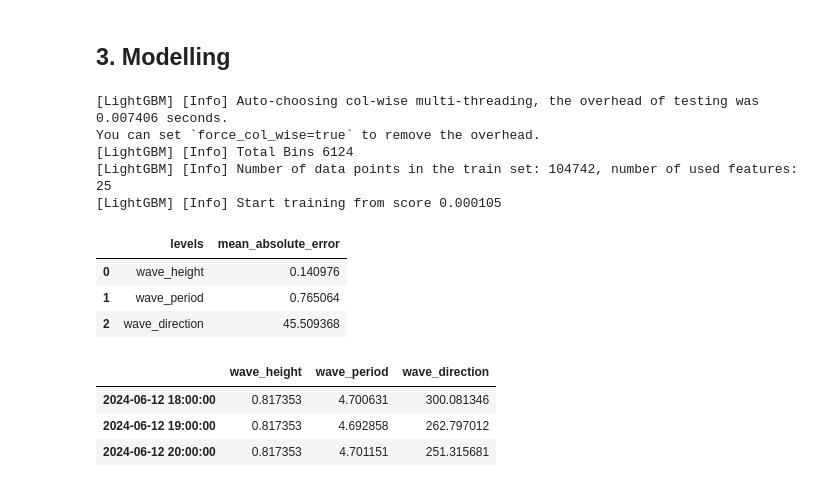
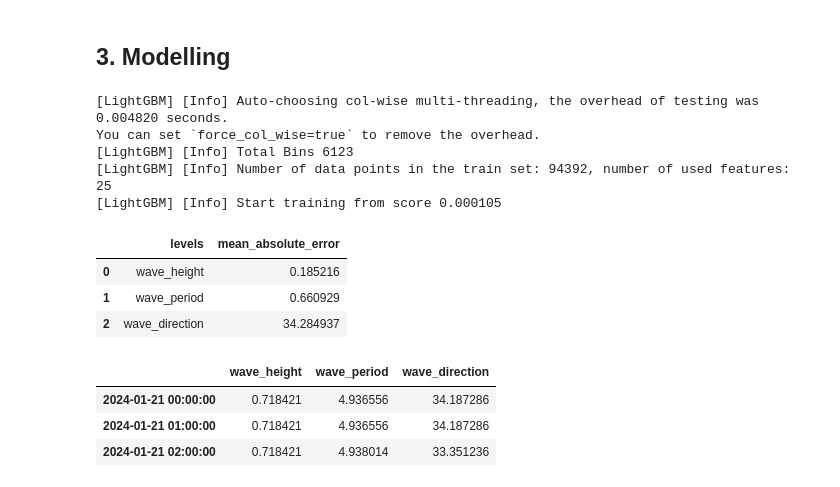
Before and after one commit to AlvaroCorrales/wave-height-app, a Jupyter notebook: Modelling tests.ipynb, the cells around one changed output. Cells and saved outputs as stored; diff of their text form; code cells hidden in the pictures.

```diff
--- a/Modelling tests.ipynb
+++ b/Modelling tests.ipynb
@@ -178,8 +178,8 @@ Name: count, dtype: int64
 # %%
 # Train-test split
 # ==============================================================================
-one_month = (-1)*30 # One month
-two_months = (-1)*60 # Two months
+one_month = (-1)*30*24 # One month
+two_months = (-1)*60*24 # Two months
 
 end_val = two_months + two_months + one_month
 end_train = end_val + two_months + two_months + one_month
@@ -204,42 +204,43 @@ items = list(df_target.columns)
 
 # Define forecaster
 forecaster_ms = ForecasterAutoregMultiSeries(
                     regressor          = LGBMRegressor(random_state=42),
                     lags               = 24,
+                    encoding           = 'ordinal'
                   #   transformer_series = {'wave_direction':SineCosineEncoder()}
                 )
 # Backtesting forecaster for all items
 multi_series_mae, predictions_ms = backtesting_forecaster_multiseries(
                                        forecaster            = forecaster_ms,
                                        series                = df_target,
                                        levels                = None,
                                        steps                 = 12,
                                        metric                = 'mean_absolute_error',
                                     #    add_aggregated_metric = False,
                                        initial_train_size    = len(df_train) + len(df_val),
                                        refit                 = False,
                                        fixed_train_size      = False,
                                        verbose               = False,
                                        show_progress         = True
                                     )
 # Results
 display(multi_series_mae.head(3))
 print('')
 display(predictions_ms.head(3))
 # %% [output]
-[LightGBM] [Info] Auto-choosing col-wise multi-threading, the overhead of testing was 0.007406 seconds.
+[LightGBM] [Info] Auto-choosing col-wise multi-threading, the overhead of testing was 0.004820 seconds.
 You can set `force_col_wise=true` to remove the overhead.
-[LightGBM] [Info] Total Bins 6124
-[LightGBM] [Info] Number of data points in the train set: 104742, number of used features: 25
+[LightGBM] [Info] Total Bins 6123
+[LightGBM] [Info] Number of data points in the train set: 94392, number of used features: 25
 [LightGBM] [Info] Start training from score 0.000105
 |  | levels | mean_absolute_error |
-| 0 | wave_height | 0.140976 |
-| 1 | wave_period | 0.765064 |
-| 2 | wave_direction | 45.509368 |
+| 0 | wave_height | 0.185216 |
+| 1 | wave_period | 0.660929 |
+| 2 | wave_direction | 34.284937 |
 |  | wave_height | wave_period | wave_direction |
-| 2024-06-12 18:00:00 | 0.817353 | 4.700631 | 300.081346 |
-| 2024-06-12 19:00:00 | 0.817353 | 4.692858 | 262.797012 |
-| 2024-06-12 20:00:00 | 0.817353 | 4.701151 | 251.315681 |
+| 2024-01-21 00:00:00 | 0.718421 | 4.936556 | 34.187286 |
+| 2024-01-21 01:00:00 | 0.718421 | 4.936556 | 34.187286 |
+| 2024-01-21 02:00:00 | 0.718421 | 4.938014 | 33.351236 |
 # %%
 predictions_ms
 # %% [output]
```
Also changed, not shown: parts of 7 cells of this notebook.
